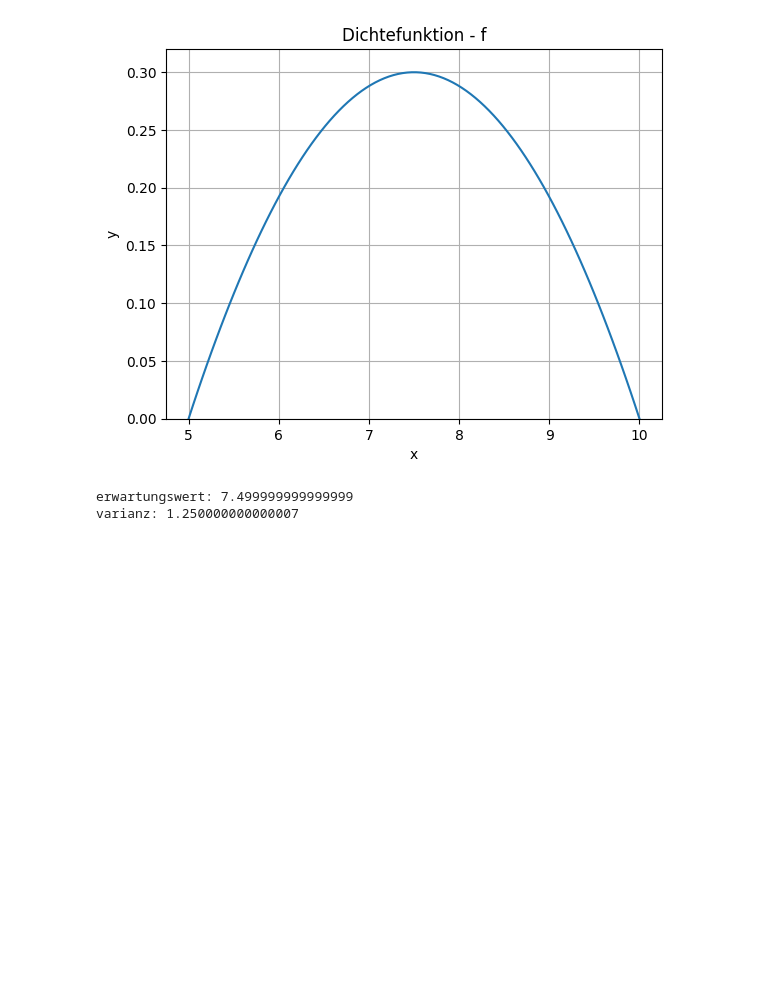
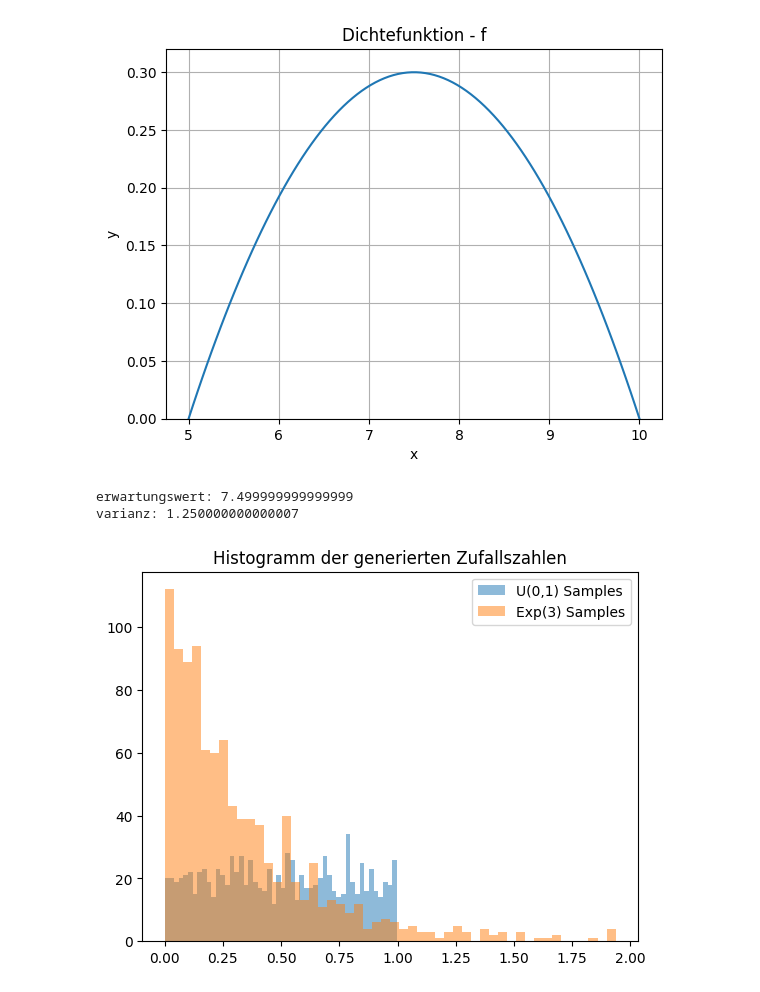
Before and after one commit to tombk556/Mathematische-Stochastische-Modelle-und-MC-Simulationen, a Jupyter notebook: test.ipynb, the cells around one changed output. Cells and saved outputs as stored; diff of their text form; code cells hidden in the pictures; blank space fills up the shorter version.

```diff
--- a/test.ipynb
+++ b/test.ipynb
@@ -43,3 +43,27 @@ print("varianz:", EX2-EX**2)
 # %% [output]
 erwartungswert: 7.499999999999999
 varianz: 1.250000000000007
+# %%
+import numpy as np
+import matplotlib.pyplot as plt
+
+# Parameter für die Exponentialverteilung
+lmbda = 3
+
+# Anzahl der generierten Zufallszahlen
+num_samples = 1000
+
+# Gleichverteilte Zufallszahlen U(0. 1)
+uniform_samples = np.random.rand(num_samples)
+
+# Inversionsmethode für Exp(3)-Verteilung
+exponential_samples = -1 / lmbda * np.log(1 - uniform_samples)
+
+# Plot der Histogramme für die Gleichverteilung und die generierten Exponentialverteilungen
+plt.hist(uniform_samples. bins=50. alpha=0.5. label='U(0.1) Samples')
+plt.hist(exponential_samples. bins=50. alpha=0.5. label='Exp(3) Samples')
+plt.legend()
+plt.title('Histogramm der generierten Zufallszahlen')
+plt.show()
+# %% [output]
+[figure, added]
```
Also changed, not shown: parts of 5 cells of this notebook, 2 other files.
